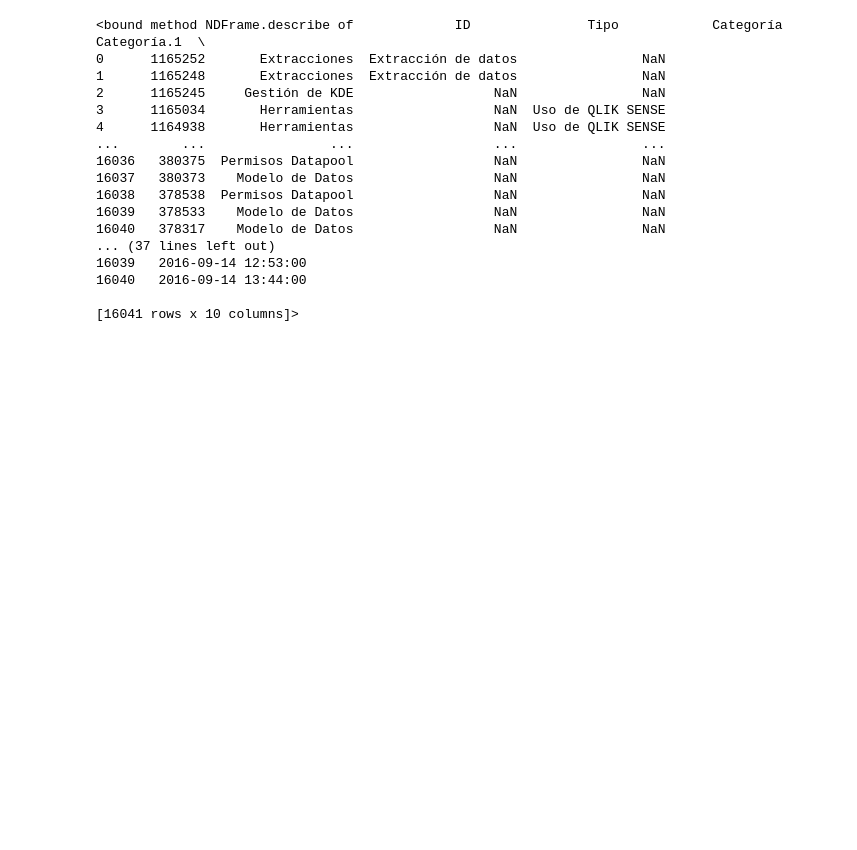
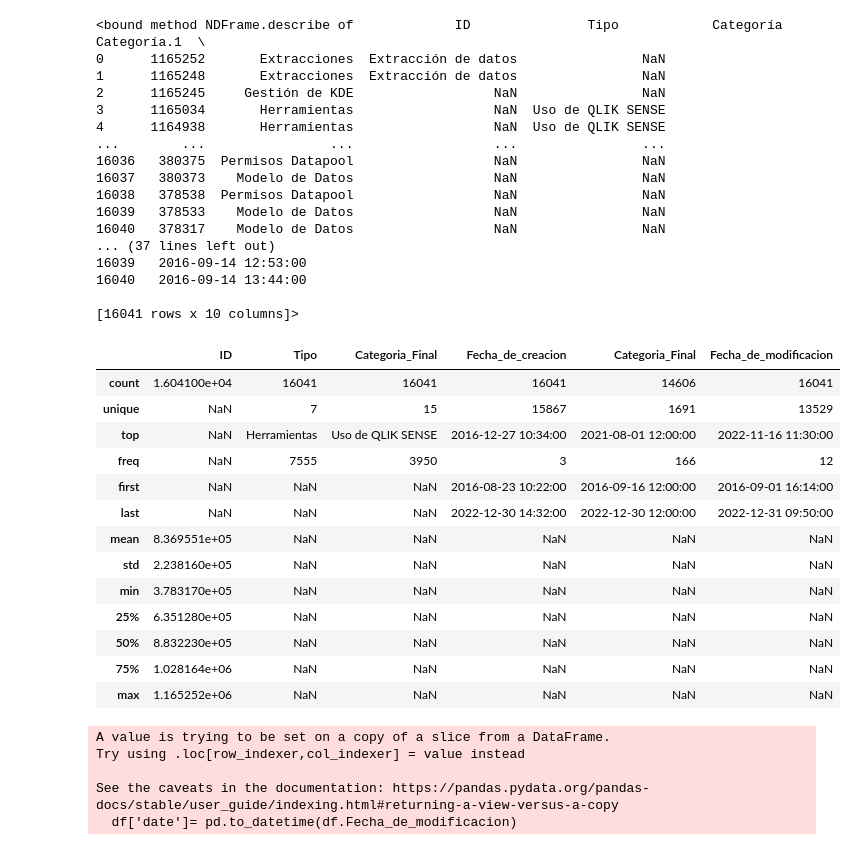
Before and after one commit to jvidorreta/TFG_SDG_JVID, a Jupyter notebook: TFG_SDG_JVID.ipynb, the cells around one changed output. Cells and saved outputs as stored; diff of their text form; code cells hidden in the pictures; blank space fills up the shorter version.

```diff
--- a/TFG_SDG_JVID.ipynb
+++ b/TFG_SDG_JVID.ipynb
@@ -127 +139,26 @@ df = df.drop(columns=['Categoría'], axis=0) #axis = 1 --> se borra una columna
                                               #axis = 0 --> se borra una fila
+# %%
+df.describe(include = 'all')
+# %% [output]
+|  | ID | Tipo | Categoria_Final | Fecha_de_creacion | Categoria_Final | Fecha_de_modificacion |
+| count | 1.604100e+04 | 16041 | 16041 | 16041 | 14606 | 16041 |
+| unique | NaN | 7 | 15 | 15867 | 1691 | 13529 |
+| top | NaN | Herramientas | Uso de QLIK SENSE | 2016-12-27 10:34:00 | 2021-08-01 12:00:00 | 2022-11-16 11:30:00 |
+| freq | NaN | 7555 | 3950 | 3 | 166 | 12 |
+| first | NaN | NaN | NaN | 2016-08-23 10:22:00 | 2016-09-16 12:00:00 | 2016-09-01 16:14:00 |
+| last | NaN | NaN | NaN | 2022-12-30 14:32:00 | 2022-12-30 12:00:00 | 2022-12-31 09:50:00 |
+| mean | 8.369551e+05 | NaN | NaN | NaN | NaN | NaN |
+| std | 2.238160e+05 | NaN | NaN | NaN | NaN | NaN |
+| min | 3.783170e+05 | NaN | NaN | NaN | NaN | NaN |
+| 25% | 6.351280e+05 | NaN | NaN | NaN | NaN | NaN |
+| 50% | 8.832230e+05 | NaN | NaN | NaN | NaN | NaN |
+| 75% | 1.028164e+06 | NaN | NaN | NaN | NaN | NaN |
+| max | 1.165252e+06 | NaN | NaN | NaN | NaN | NaN |
+# %%
+df['date']= pd.to_datetime(df.Fecha_de_modificacion)
+# %% [output]
+A value is trying to be set on a copy of a slice from a DataFrame.
+Try using .loc[row_indexer,col_indexer] = value instead
+
+See the caveats in the documentation: https://pandas.pydata.org/pandas-docs/stable/user_guide/indexing.html#returning-a-view-versus-a-copy
+  df['date']= pd.to_datetime(df.Fecha_de_modificacion)
```
Also changed, not shown: parts of 16 cells of this notebook.
